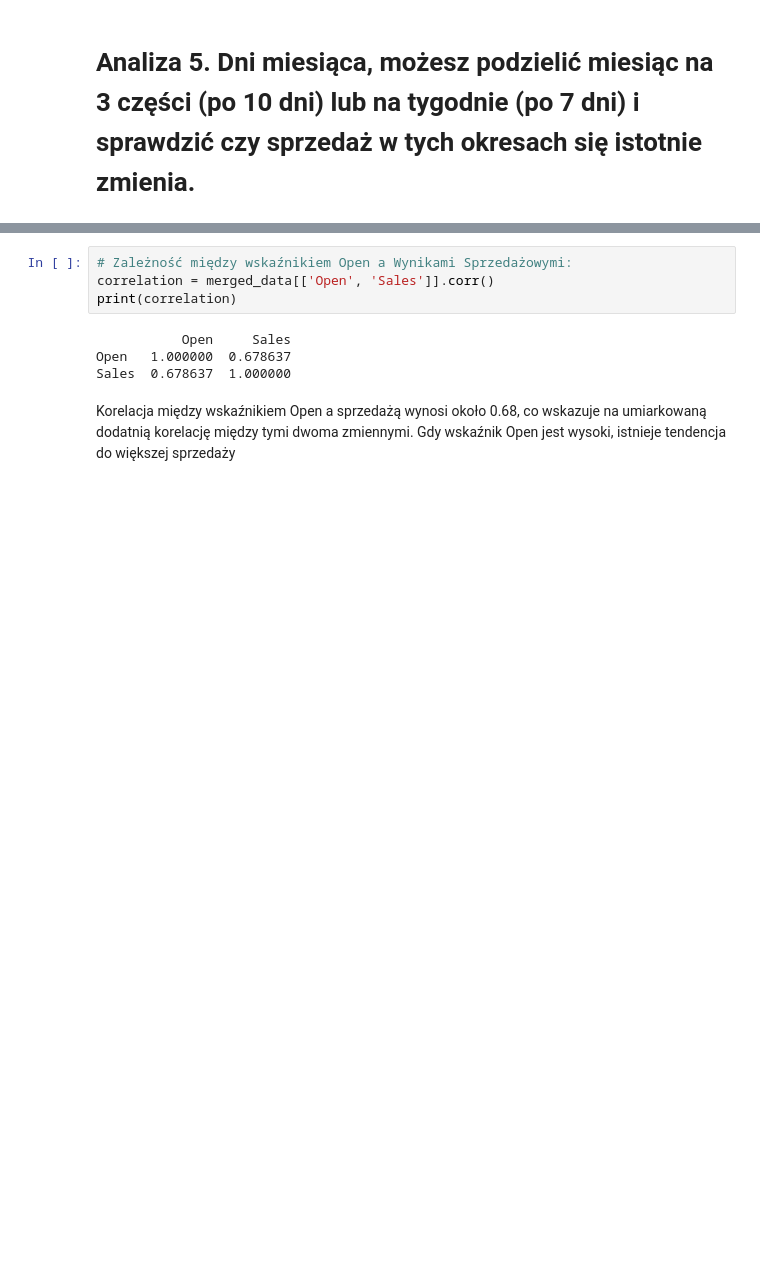
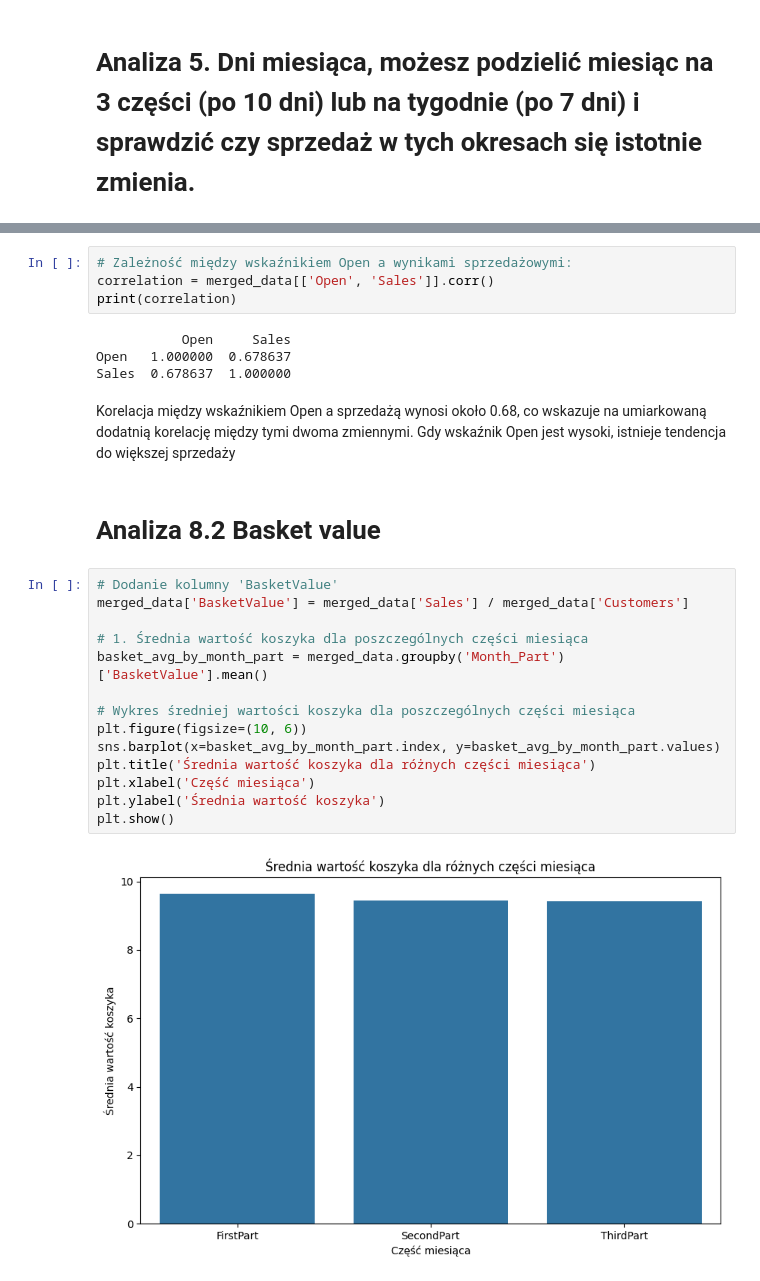
Before and after one commit to AgniechaP/EAD_project_1, a Jupyter notebook: blok_2/projekt_blok_2.ipynb, the cells around one changed output, grey strips where cells are left out. Saved outputs shown, nothing was run; the diff lists cells and outputs as text; blank space fills up the shorter version.

```diff
--- a/blok_2/projekt_blok_2.ipynb
+++ b/blok_2/projekt_blok_2.ipynb
@@ -798,5 +884,5 @@ anova_result_part = f_oneway(merged_data[merged_data['Month_Part'] == 'FirstPart
 # %%
-# Zależność między wskaźnikiem Open a Wynikami Sprzedażowymi:
+# Zależność między wskaźnikiem Open a wynikami sprzedażowymi:
 correlation = merged_data[['Open', 'Sales']].corr()
 print(correlation)
 # %% [output]
@@ -805,3 +891,21 @@ Open   1.000000  0.678637
 Sales  0.678637  1.000000
 # %% [markdown]
 Korelacja między wskaźnikiem Open a sprzedażą wynosi około 0.68, co wskazuje na umiarkowaną dodatnią korelację między tymi dwoma zmiennymi. Gdy wskaźnik Open jest wysoki, istnieje tendencja do większej sprzedaży
+# %% [markdown]
+# Analiza 8.2 Basket value
+# %%
+# Dodanie kolumny 'BasketValue'
+merged_data['BasketValue'] = merged_data['Sales'] / merged_data['Customers']
+
+# 1. Średnia wartość koszyka dla poszczególnych części miesiąca
+basket_avg_by_month_part = merged_data.groupby('Month_Part')['BasketValue'].mean()
+
+# Wykres średniej wartości koszyka dla poszczególnych części miesiąca
+plt.figure(figsize=(10, 6))
+sns.barplot(x=basket_avg_by_month_part.index, y=basket_avg_by_month_part.values)
+plt.title('Średnia wartość koszyka dla różnych części miesiąca')
+plt.xlabel('Część miesiąca')
+plt.ylabel('Średnia wartość koszyka')
+plt.show()
+# %% [output]
+[figure, added]
```
Also changed, not shown: parts of 14 cells of this notebook.
